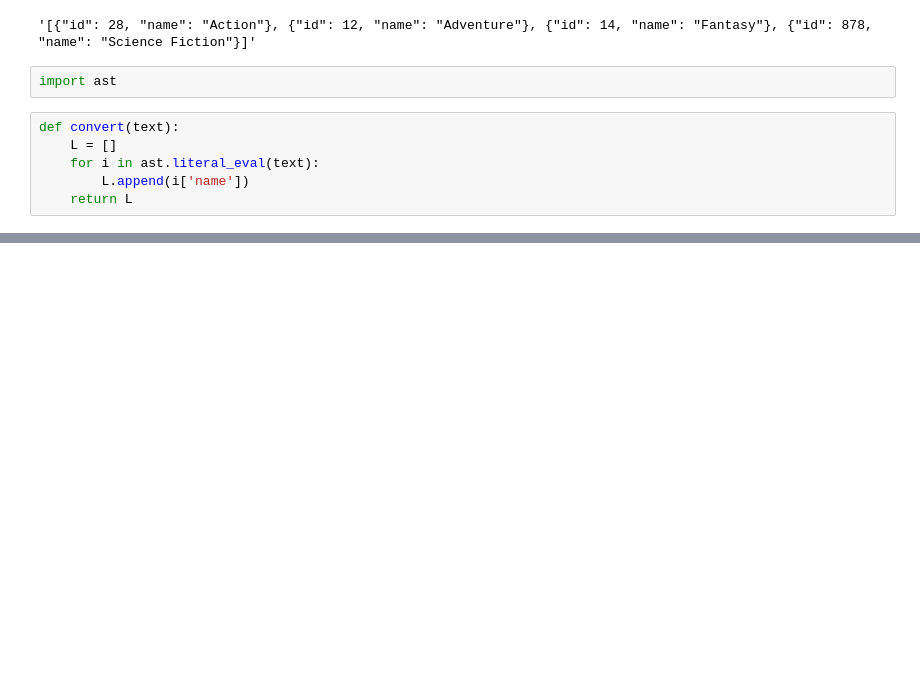
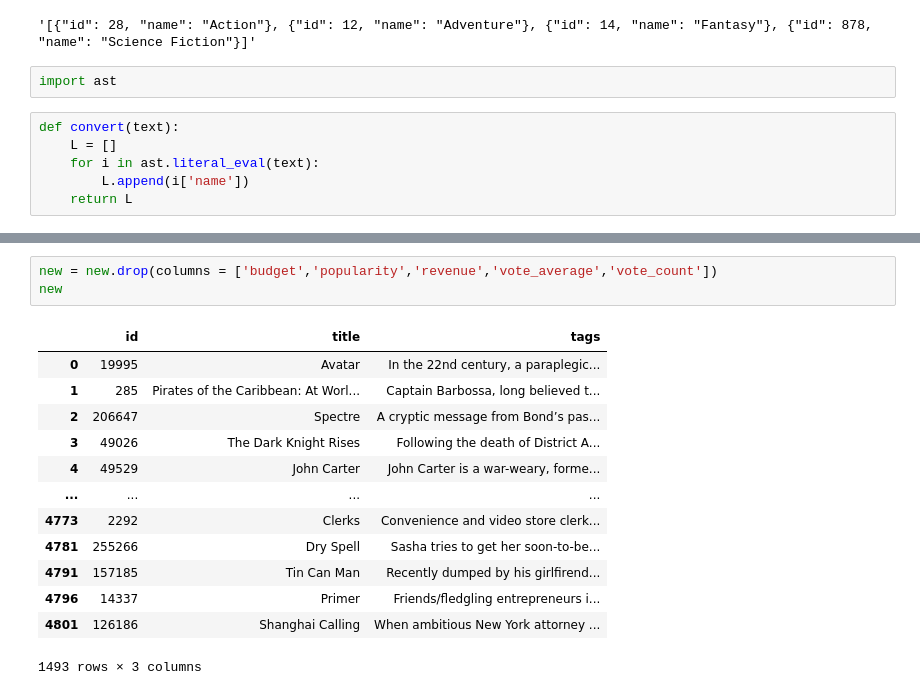
Before and after one commit to hason8193/CS115, a Jupyter notebook: Untitled3.ipynb, the cells around one changed output, grey strips where cells are left out. Cells and saved outputs as stored; diff of their text form; blank space fills up the shorter version.

```diff
--- a/Untitled3.ipynb
+++ b/Untitled3.ipynb
@@ -148,0 +203,17 @@ AttributeError: '_Printer' object has no attribute 'head'
+# %%
+new = new.drop(columns = ['budget','popularity','revenue','vote_average','vote_count'])
+new
+# %% [output]
+|  | id | title | tags |
+| 0 | 19995 | Avatar | In the 22nd century, a paraplegic... |
+| 1 | 285 | Pirates of the Caribbean: At Worl... | Captain Barbossa, long believed t... |
+| 2 | 206647 | Spectre | A cryptic message from Bond’s pas... |
+| 3 | 49026 | The Dark Knight Rises | Following the death of District A... |
+| 4 | 49529 | John Carter | John Carter is a war-weary, forme... |
+| ... | ... | ... | ... |
+| 4773 | 2292 | Clerks | Convenience and video store clerk... |
+| 4781 | 255266 | Dry Spell | Sasha tries to get her soon-to-be... |
+| 4791 | 157185 | Tin Can Man | Recently dumped by his girlfirend... |
+| 4796 | 14337 | Primer | Friends/fledgling entrepreneurs i... |
+| 4801 | 126186 | Shanghai Calling | When ambitious New York attorney ... |
+1493 rows × 3 columns
```
Also changed, not shown: parts of 8 cells of this notebook.
